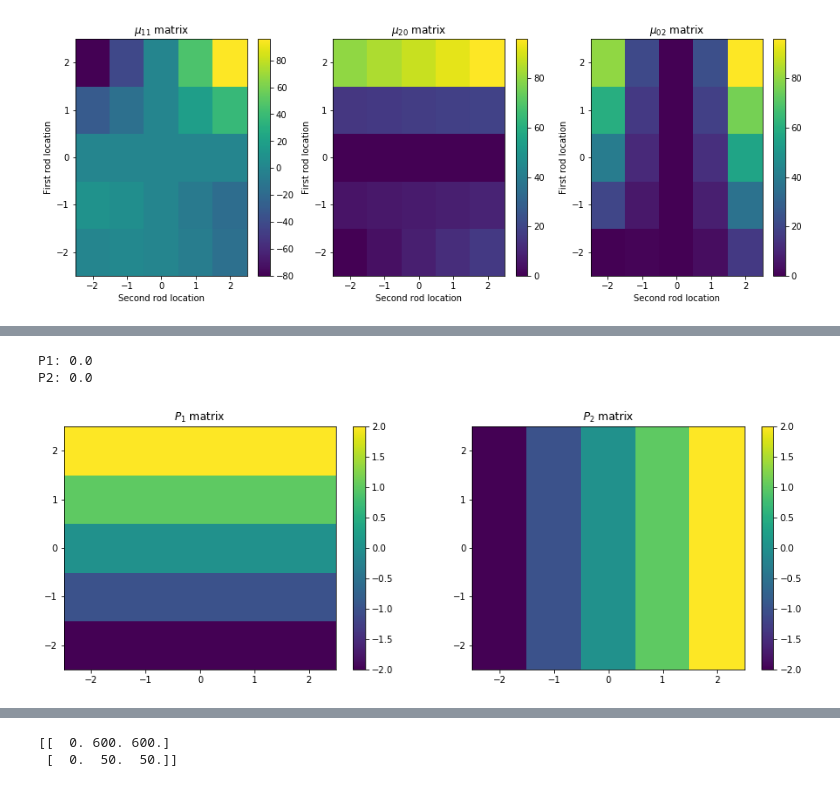
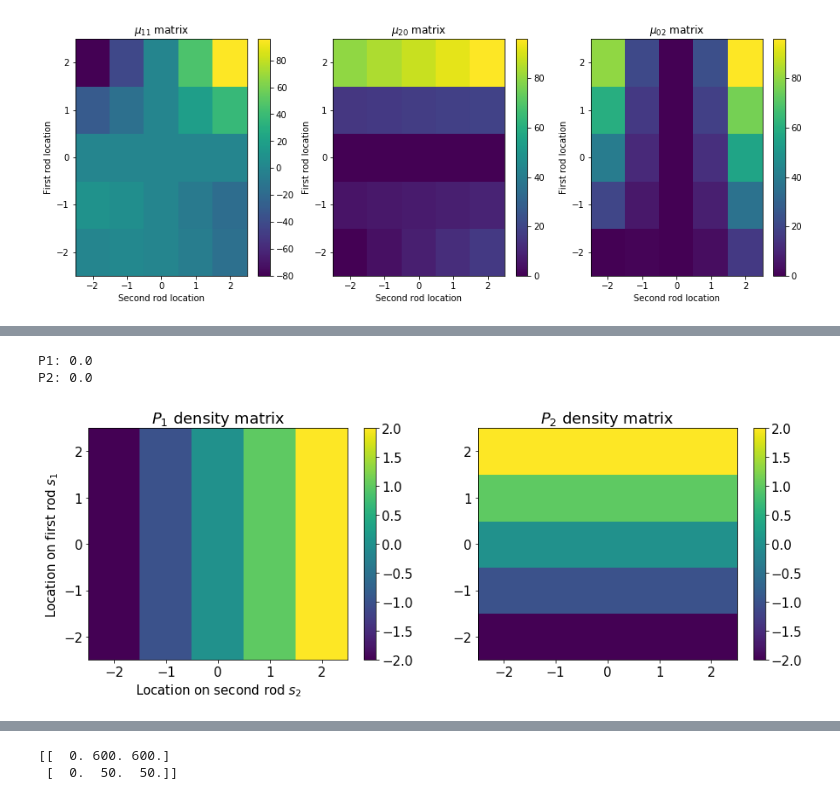
Before and after one commit to lamsoa729/FoXlink, a Jupyter notebook: notebooks/FP_graph_prototypes.ipynb, the cells around one changed output, grey strips where cells are left out. Saved outputs shown, nothing was run; the diff lists cells and outputs as text; code cells hidden in the pictures.

```diff
--- a/notebooks/FP_graph_prototypes.ipynb
+++ b/notebooks/FP_graph_prototypes.ipynb
@@ -16,6 +16,14 @@ from foxlink.fp_graphs import graph_vs_time, graph_xl_dens
 import importlib
 #importlib.reload(foxlink.FP_analysis)
 from foxlink.FP_analysis import FPAnalysis, LineDataUnits
+# %%
+graph_stl = {
+            "axes.titlesize": 18,
+            "axes.labelsize": 15,
+            "xtick.labelsize": 15,
+            "ytick.labelsize": 15,
+            "font.size": 15
+        }
 # %%
 def fp_graph_all_data_2d(fig, n, axarr, FP_anal):
 
@@ -309,22 +317,24 @@ u02: 600.0
 # %%
-fig, (ax0, ax1) = plt.subplots(1,2, figsize=(15,5))
-ax0.set_title('$P_{1}$ density matrix')
-c = ax0.pcolormesh(s_cen,s_cen,p1_mat1)
-fig.colorbar(c, ax=ax0)
-ax1.set_title('$P_{2}$ density matrix')
-c = ax1.pcolormesh(s_cen,s_cen,p2_mat1)
-fig.colorbar(c, ax=ax1)
-ax0.set_ylabel("First rod location")
-ax0.set_xlabel("Second rod location")
-ax1.set_ylabel("First rod location")
-ax1.set_xlabel("Second rod location")
+with plt.style.context(graph_stl):
+    fig, (ax0, ax1) = plt.subplots(1,2, figsize=(15,5))
+    ax0.set_title('$P_{1}$ density matrix')
+    c = ax0.pcolormesh(s_cen,s_cen,p1_mat1.T)
+    fig.colorbar(c, ax=ax0)
+    ax1.set_title('$P_{2}$ density matrix')
+    c = ax1.pcolormesh(s_cen,s_cen,p2_mat1.T)
+    fig.colorbar(c, ax=ax1)
+    ax0.set_ylabel("Location on first rod $s_1$")
+    ax0.set_xlabel("Location on second rod $s_2$")
+    ax1.set_ylabel("Location on first rod $s_1$")
+    ax2.set_xlabel("Location on second rod $s_2$")
 
-print("P1:", P1_1)
-print("P2:", P2_1)
+
+    print("P1:", P1_1)
+    print("P2:", P2_1)
 # %% [output]
 P1: 0.0
 P2: 0.0
-[figure, old version]
+[figure, new version]
 # %%
 fig, (ax0, ax1, ax2) = plt.subplots(1,3, figsize=(15,5))
 ax0.set_title('$\mu_{11}$ density matrix')
```
Also changed, not shown: parts of 3 cells of this notebook, 18 other files.
